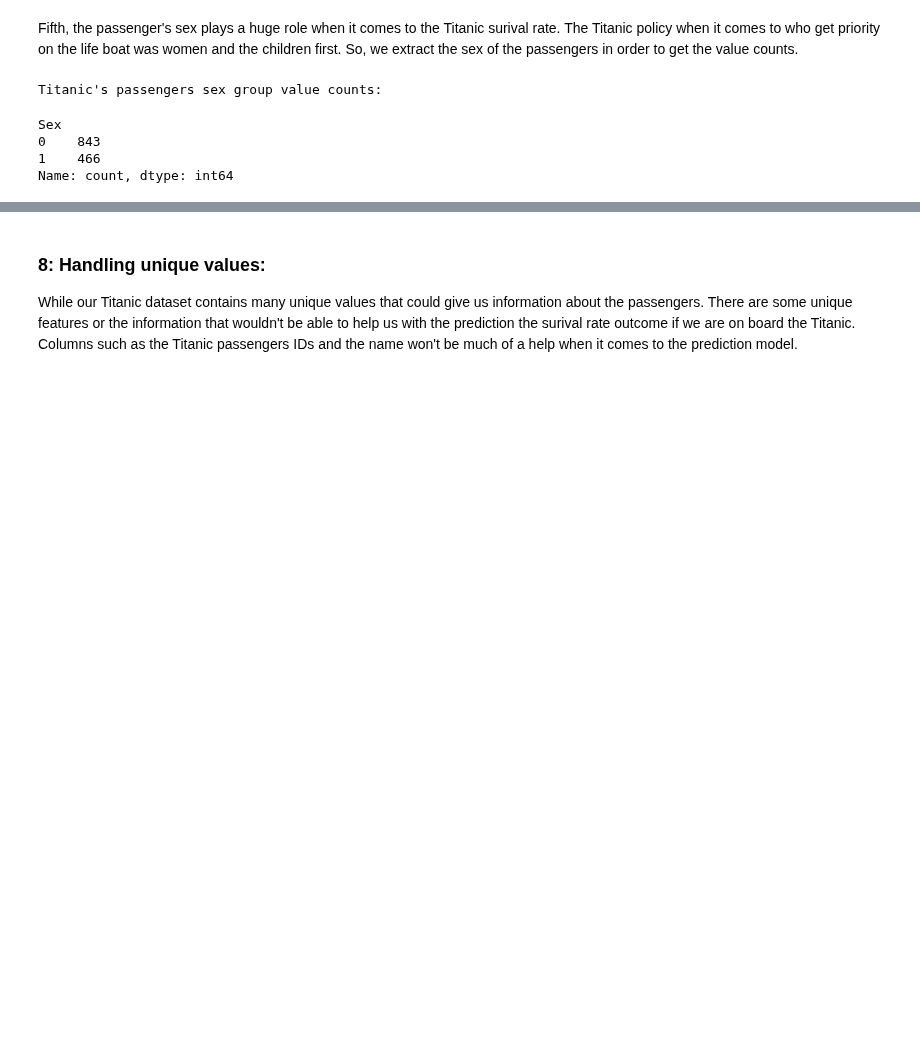
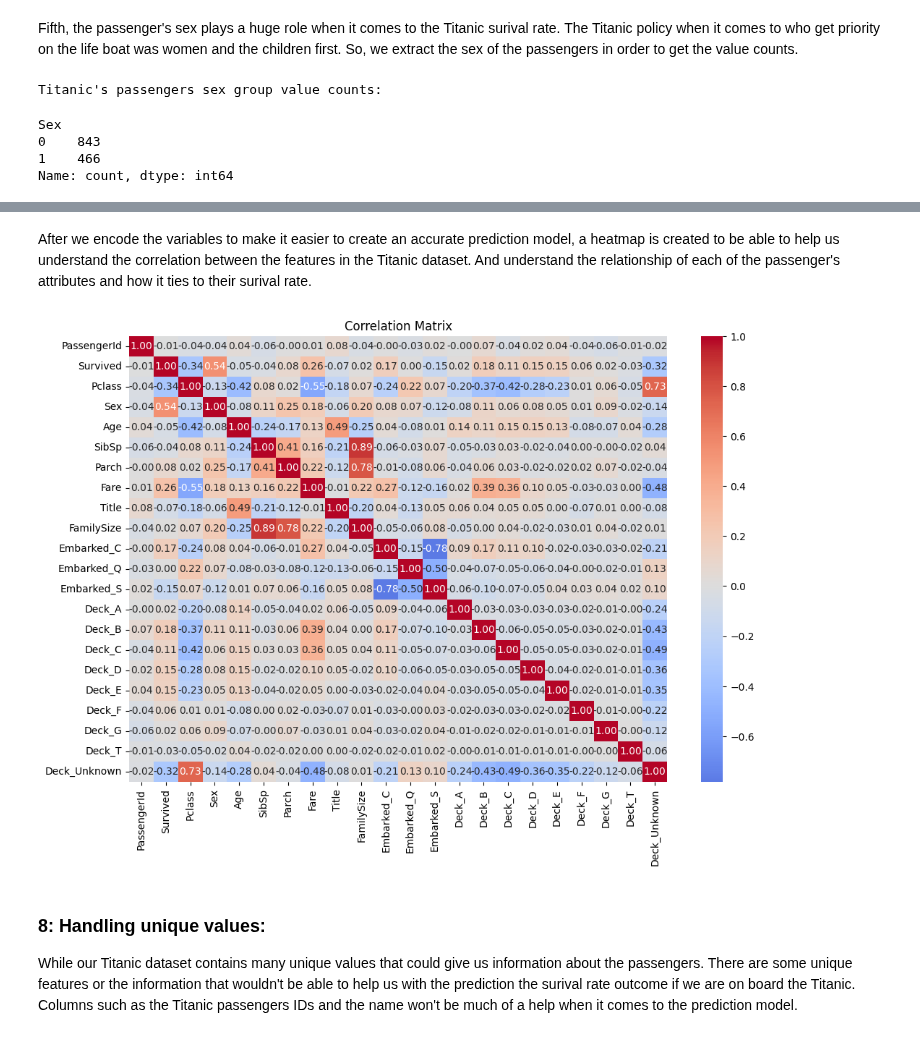
Before and after one commit to knguyen-sudo/New_Titanic_Simulator, a Jupyter notebook: Clean_Titanic_Simultor.ipynb, the cells around one changed output, grey strips where cells are left out. Cells and saved outputs as stored; diff of their text form; code cells hidden in the pictures; blank space fills up the shorter version.

Commit message:
Building prediction model and data cleanup

```diff
--- a/Clean_Titanic_Simultor.ipynb
+++ b/Clean_Titanic_Simultor.ipynb
@@ -732,6 +708,17 @@ Sex
 1    0.742038
 Name: Survived, dtype: float64
 -----------------------------
+# %% [markdown]
+After we encode the variables to make it easier to create an accurate prediction model, a heatmap is created to be able to help us understand the correlation between the features in the Titanic dataset. And understand the relationship of each of the passenger's attributes and how it ties to their surival rate.
+# %%
+# Showcasing a heatmap to understand the correlation between the features in the Titanic dataset
+plt.figure(figsize=(12, 8))
+correlation_matrix = Combined_dataset[Combined_dataset["Survived"].notnull()].corr(numeric_only=True)
+sns.heatmap(correlation_matrix, annot=True, cmap="coolwarm", fmt=".2f", center=0)
+plt.title("Correlation Matrix")
+plt.show()
+# %% [output]
+[figure, added]
 # %% [markdown]
 ### 8: Handling unique values:
 While our Titanic dataset contains many unique values that could give us information about the passengers. There are some unique features or the information that wouldn't be able to help us with the prediction the surival rate outcome if we are on board the Titanic. Columns such as the Titanic passengers IDs and the name won't be much of a help when it comes to the prediction model.
```
Also changed, not shown: parts of 26 cells of this notebook.
